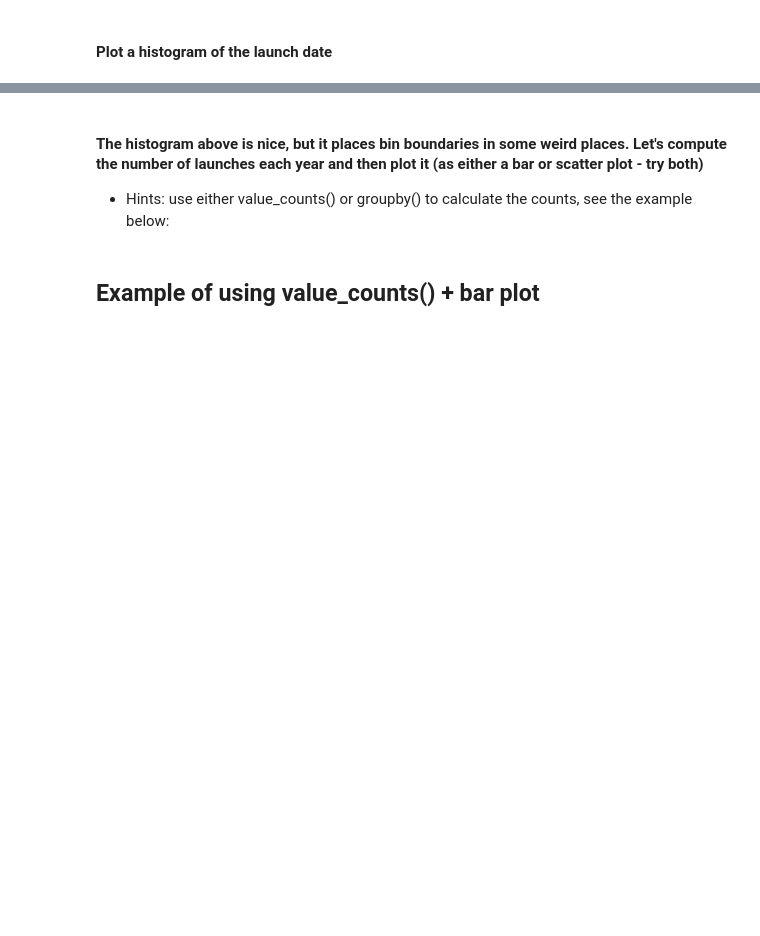
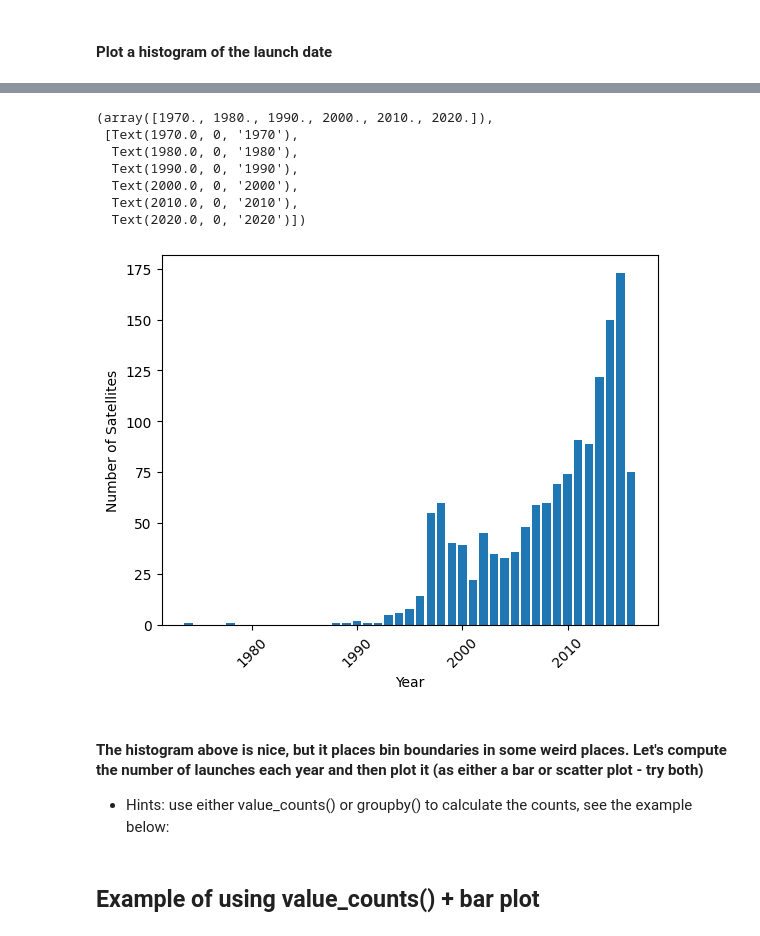
Before and after one commit to kamrik/PyData2024, a Jupyter notebook: 12-Satellites/active_satellites.ipynb, the cells around one changed output, grey strips where cells are left out. Saved outputs shown, nothing was run; the diff lists cells and outputs as text; code cells hidden in the pictures; blank space fills up the shorter version.

```diff
--- a/12-Satellites/active_satellites.ipynb
+++ b/12-Satellites/active_satellites.ipynb
@@ -71,3 +158,16 @@ Hint: missing values and NaN
+# %%
+plt.bar(df_launch_count.index, df_launch_count)
+plt.xlabel('Year')
+plt.ylabel('Number of Satellites')
+# %% [output]
+(array([1970., 1980., 1990., 2000., 2010., 2020.]),
+ [Text(1970.0, 0, '1970'),
+  Text(1980.0, 0, '1980'),
+  Text(1990.0, 0, '1990'),
+  Text(2000.0, 0, '2000'),
+  Text(2010.0, 0, '2010'),
+  Text(2020.0, 0, '2020')])
+[figure, added]
 # %% [markdown]
 
 #### The histogram above is nice, but it places bin boundaries in some weird places. Let's compute the number of launches each year and then plot it (as either a bar or scatter plot - try both)
```
Also changed, not shown: parts of 16 cells of this notebook, 3 other files.
